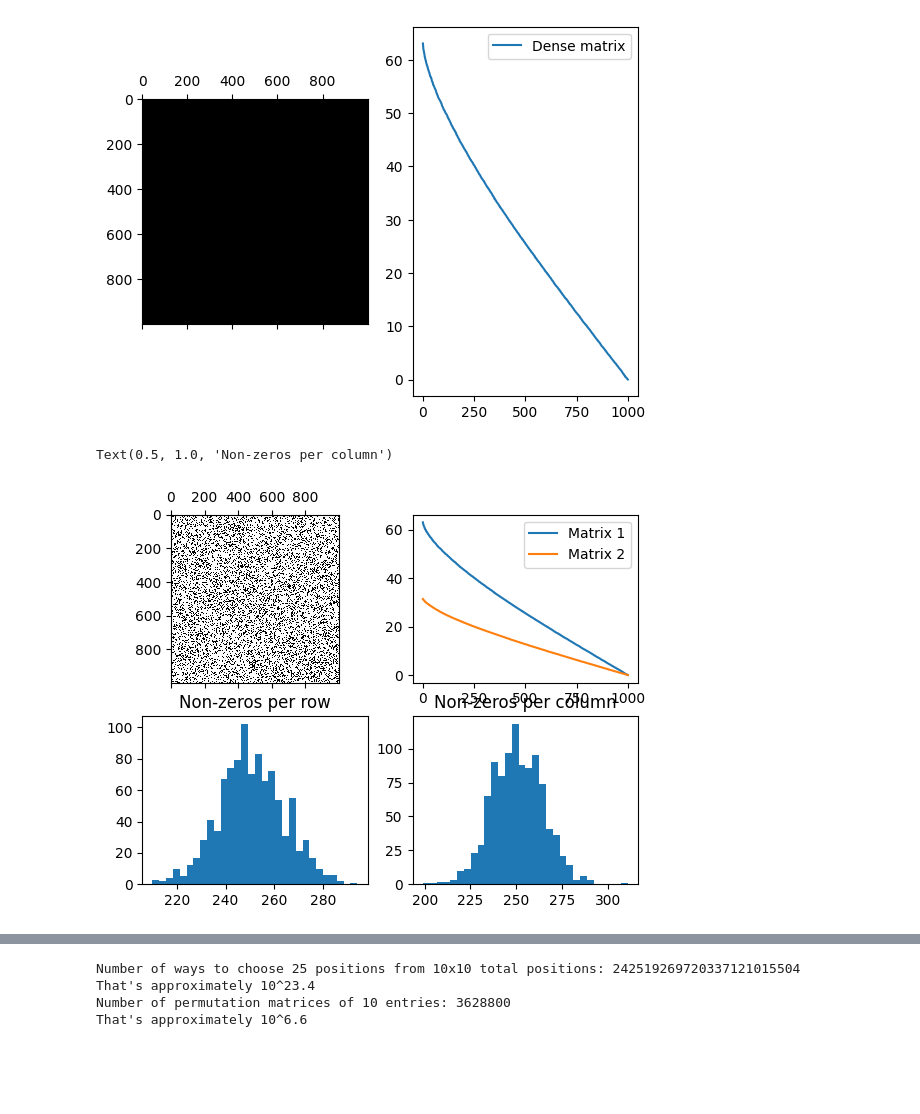
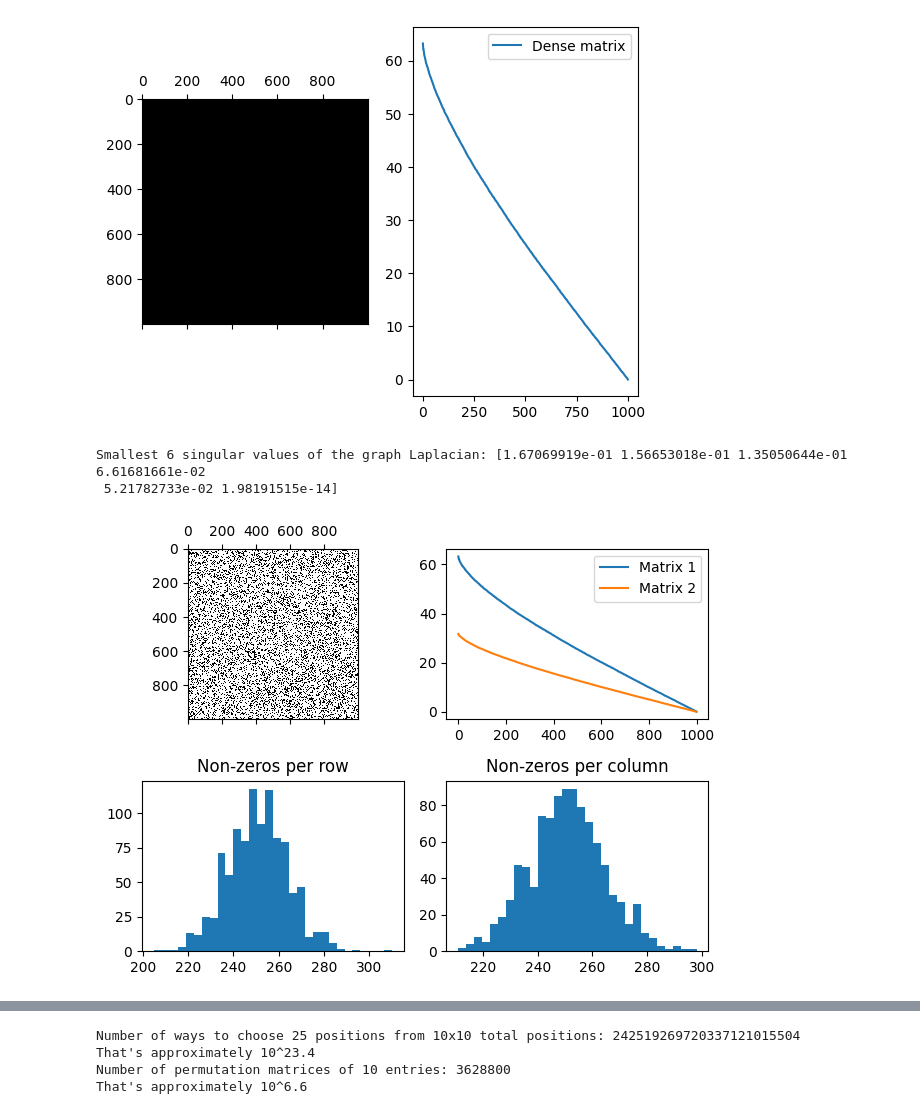
Before and after one commit to rcpaffenroth/iterativennsimple, a Jupyter notebook: notebooks/advanced/10-sparse-matrix-spectra.ipynb, the cells around one changed output, grey strips where cells are left out. Drawn from its saved outputs; the diff is of its cells as text; code cells hidden in the pictures; blank space fills up the shorter version.

```diff
--- a/notebooks/advanced/10-sparse-matrix-spectra.ipynb
+++ b/notebooks/advanced/10-sparse-matrix-spectra.ipynb
@@ -26,33 +26,42 @@ plt.legend()
 # %%
 A = np.zeros((size,size))
 
 for i in range(size):
     for j in range(size):
         if np.random.rand() < 0.25:
             A[i,j] = np.random.randn()
 
 # Count non-zeros per row
 row_counts = np.count_nonzero(A, axis=1)
 # Count non-zeros per column
 col_counts = np.count_nonzero(A, axis=0)
 
 plt.subplot(2,2,1)
 plt.spy(A)
 U,E,Vt = np.linalg.svd(A)
 singular_values.append(E)
 plt.subplot(2,2,2)
 for i, sv in enumerate(singular_values):
     plt.plot(sv, label=f'Matrix {i+1}')
 plt.legend()
 plt.subplot(2,2,3)
 plt.hist(row_counts, bins=30)
 plt.title('Non-zeros per row')
 plt.subplot(2,2,4)
 plt.hist(col_counts, bins=30)
 plt.title('Non-zeros per column')
+plt.tight_layout()
+
+# Take A and think of it as an adjacency matrix of a graph. What are the singular values of the graph lapalacian?
+# The graph Laplacian L is defined as L = D - A, where D is the degree matrix (a diagonal matrix where D[i,i] is the degree of node i) and A is the adjacency matrix. The singular values of the graph Laplacian can be computed using Singular Value Decomposition (SVD) or by computing the eigenvalues of L, since L is symmetric and positive semi-definite.
+D = np.diag(np.sum(A, axis=1))
+L = D - A
+U,E,Vt = np.linalg.svd(L)
+print("Smallest 6 singular values of the graph Laplacian:", E[-6:])
 # %% [output]
-Text(0.5, 1.0, 'Non-zeros per column')
+Smallest 6 singular values of the graph Laplacian: [1.67069919e-01 1.56653018e-01 1.35050644e-01 6.61681661e-02
+ 5.21782733e-02 1.98191515e-14]
-[figure, old version]
+[figure, new version]
 # %%
 A = np.zeros((size,size))
 
```
Also changed, not shown: parts of 7 cells of this notebook.
